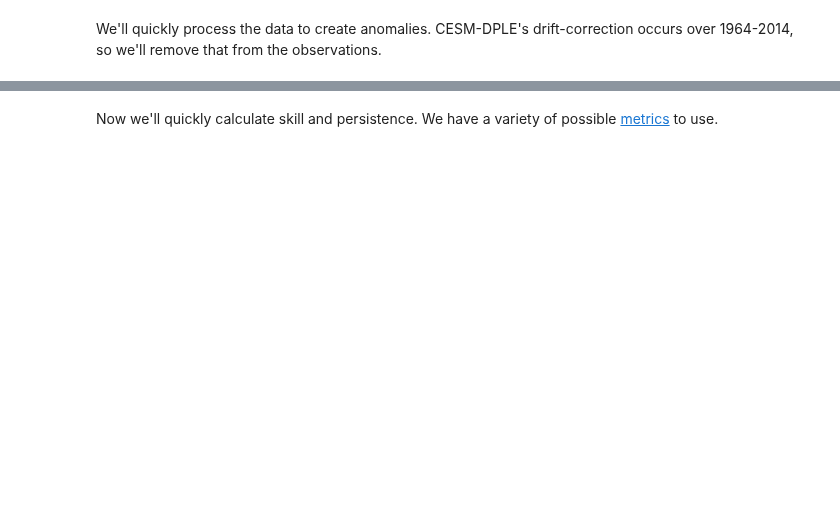
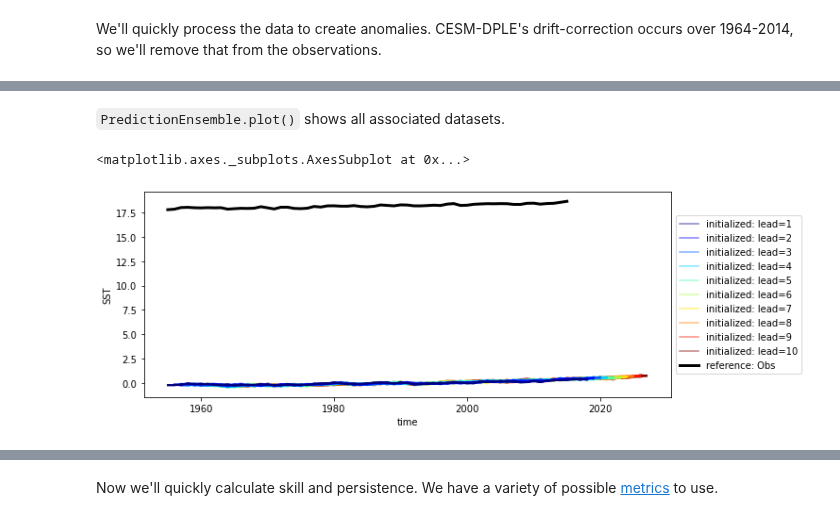
Before and after one commit to pangeo-data/climpred, a Jupyter notebook: docs/source/quick-start.ipynb, the cells around one changed output, grey strips where cells are left out. Cells and saved outputs as stored; diff of their text form; code cells hidden in the pictures; blank space fills up the shorter version.

```diff
--- a/docs/source/quick-start.ipynb
+++ b/docs/source/quick-start.ipynb
@@ -57,5 +53,2 @@ Data variables:
 # %% [markdown]
 We'll quickly process the data to create anomalies. CESM-DPLE's drift-correction occurs over 1964-2014, so we'll remove that from the observations.
-# %%
-# subtract climatology
-obs = obs - obs.sel(time=slice(1964, 2014)).mean()
@@ -85,0 +65,7 @@ Uninitialized:
+# %% [markdown]
+`PredictionEnsemble.plot()` shows all associated datasets.
+# %%
+hindcast.plot(show_members=True)
+# %% [output]
+<matplotlib.axes._subplots.AxesSubplot at 0x...>
+[figure, added]
```
Also changed, not shown: parts of 16 cells of this notebook.
